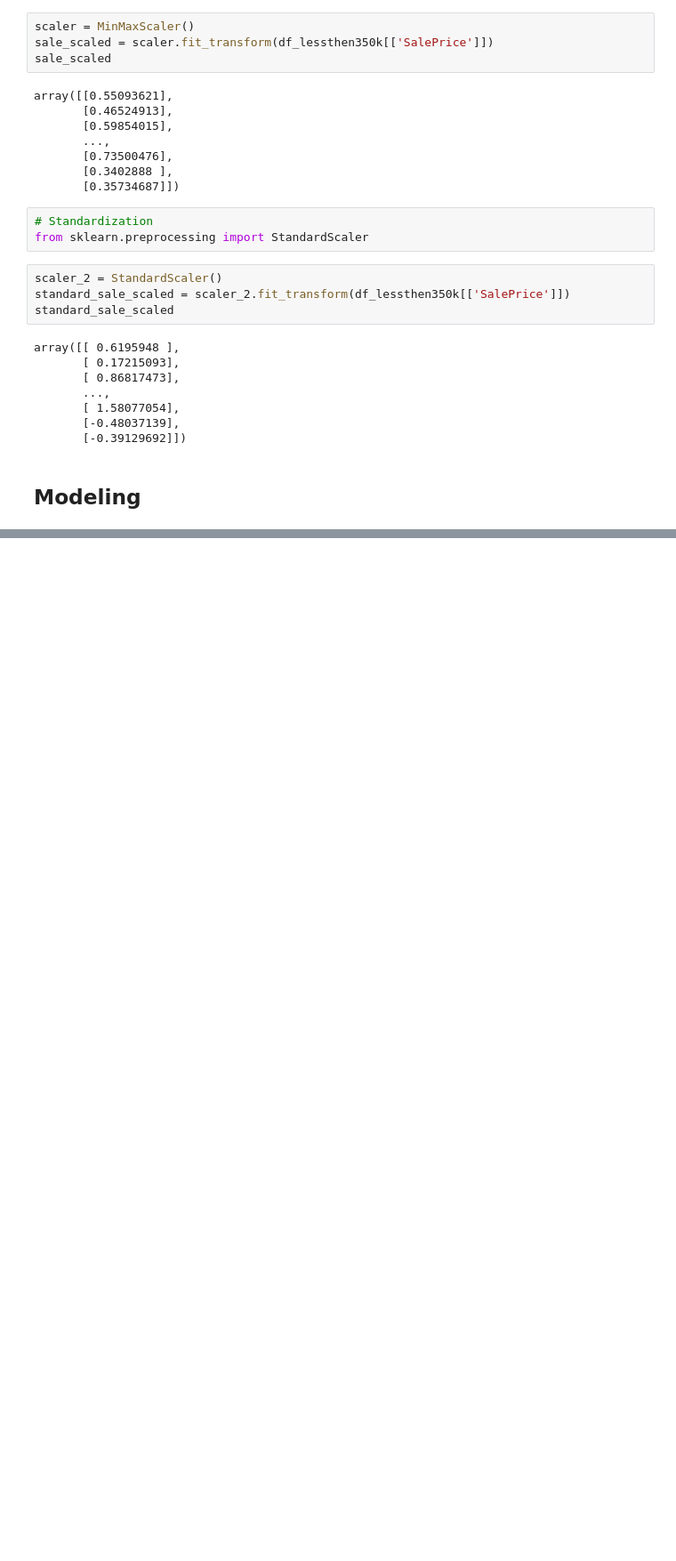
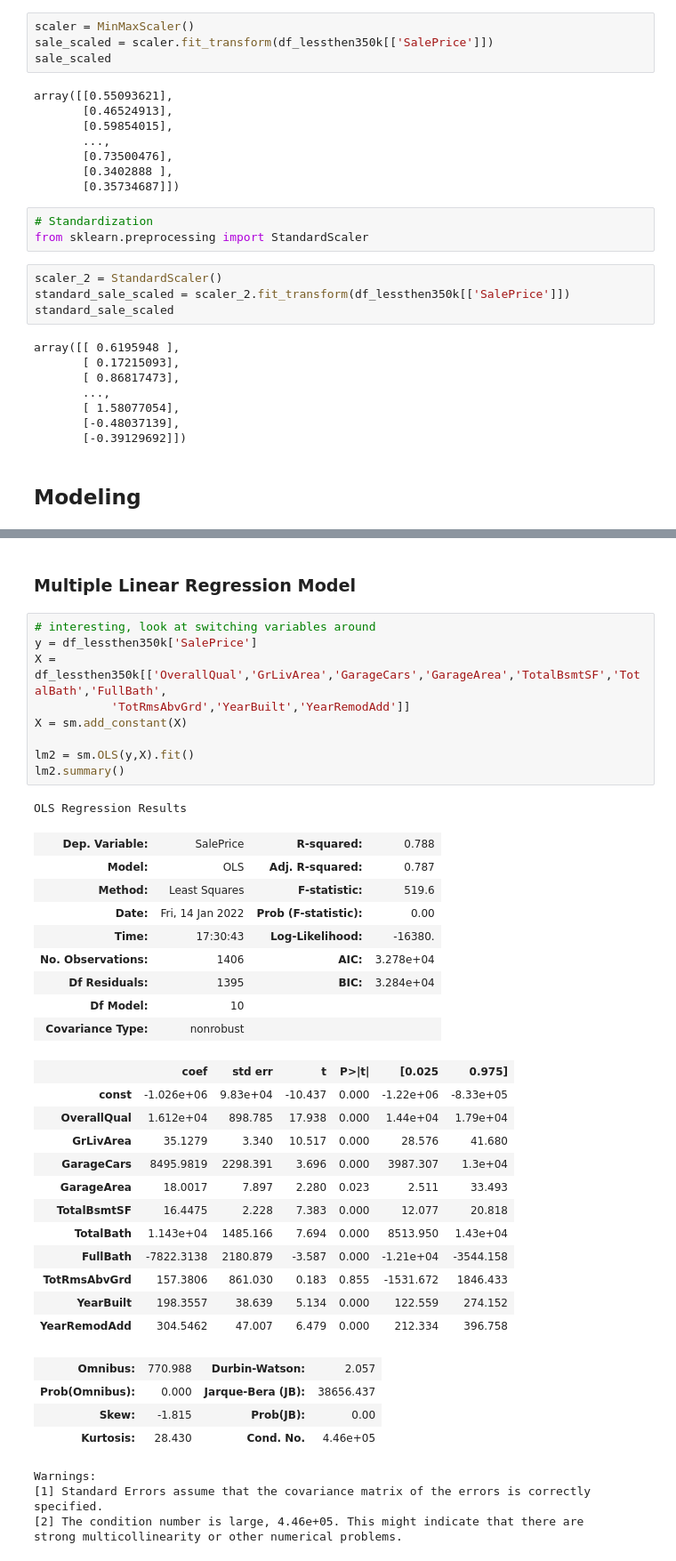
Before and after one commit to erinmcmahon26/Housing-Prices-Regression, a Jupyter notebook: Housing_Prices_Regression.ipynb, the cells around one changed output, grey strips where cells are left out. Shown at 89% size. Saved outputs shown, nothing was run; the diff lists cells and outputs as text; blank space fills up the shorter version.

```diff
--- a/Housing_Prices_Regression.ipynb
+++ b/Housing_Prices_Regression.ipynb
@@ -314,0 +369,42 @@ TypeError: ignored
+# %% [markdown]
+### Multiple Linear Regression Model
+# %%
+# interesting, look at switching variables around
+y = df_lessthen350k['SalePrice']
+X = df_lessthen350k[['OverallQual','GrLivArea','GarageCars','GarageArea','TotalBsmtSF','TotalBath','FullBath',
+           'TotRmsAbvGrd','YearBuilt','YearRemodAdd']]
+X = sm.add_constant(X)
+
+lm2 = sm.OLS(y,X).fit()
+lm2.summary()
+# %% [output]
+OLS Regression Results
+| Dep. Variable: | SalePrice | R-squared: | 0.788 |
+| Model: | OLS | Adj. R-squared: | 0.787 |
+| Method: | Least Squares | F-statistic: | 519.6 |
+| Date: | Fri, 14 Jan 2022 | Prob (F-statistic): | 0.00 |
+| Time: | 17:30:43 | Log-Likelihood: | -16380. |
+| No. Observations: | 1406 | AIC: | 3.278e+04 |
+| Df Residuals: | 1395 | BIC: | 3.284e+04 |
+| Df Model: | 10 |  |  |
+| Covariance Type: | nonrobust |  |  |
+|  | coef | std err | t | P>|t| | [0.025 | 0.975] |
+| const | -1.026e+06 | 9.83e+04 | -10.437 | 0.000 | -1.22e+06 | -8.33e+05 |
+| OverallQual | 1.612e+04 | 898.785 | 17.938 | 0.000 | 1.44e+04 | 1.79e+04 |
+| GrLivArea | 35.1279 | 3.340 | 10.517 | 0.000 | 28.576 | 41.680 |
+| GarageCars | 8495.9819 | 2298.391 | 3.696 | 0.000 | 3987.307 | 1.3e+04 |
+| GarageArea | 18.0017 | 7.897 | 2.280 | 0.023 | 2.511 | 33.493 |
+| TotalBsmtSF | 16.4475 | 2.228 | 7.383 | 0.000 | 12.077 | 20.818 |
+| TotalBath | 1.143e+04 | 1485.166 | 7.694 | 0.000 | 8513.950 | 1.43e+04 |
+| FullBath | -7822.3138 | 2180.879 | -3.587 | 0.000 | -1.21e+04 | -3544.158 |
+| TotRmsAbvGrd | 157.3806 | 861.030 | 0.183 | 0.855 | -1531.672 | 1846.433 |
+| YearBuilt | 198.3557 | 38.639 | 5.134 | 0.000 | 122.559 | 274.152 |
+| YearRemodAdd | 304.5462 | 47.007 | 6.479 | 0.000 | 212.334 | 396.758 |
+| Omnibus: | 770.988 | Durbin-Watson: | 2.057 |
+| Prob(Omnibus): | 0.000 | Jarque-Bera (JB): | 38656.437 |
+| Skew: | -1.815 | Prob(JB): | 0.00 |
+| Kurtosis: | 28.430 | Cond. No. | 4.46e+05 |
+Warnings:
+[1] Standard Errors assume that the covariance matrix of the errors is correctly specified.
+[2] The condition number is large, 4.46e+05. This might indicate that there are
+strong multicollinearity or other numerical problems.
```
Also changed, not shown: parts of 21 cells of this notebook.
